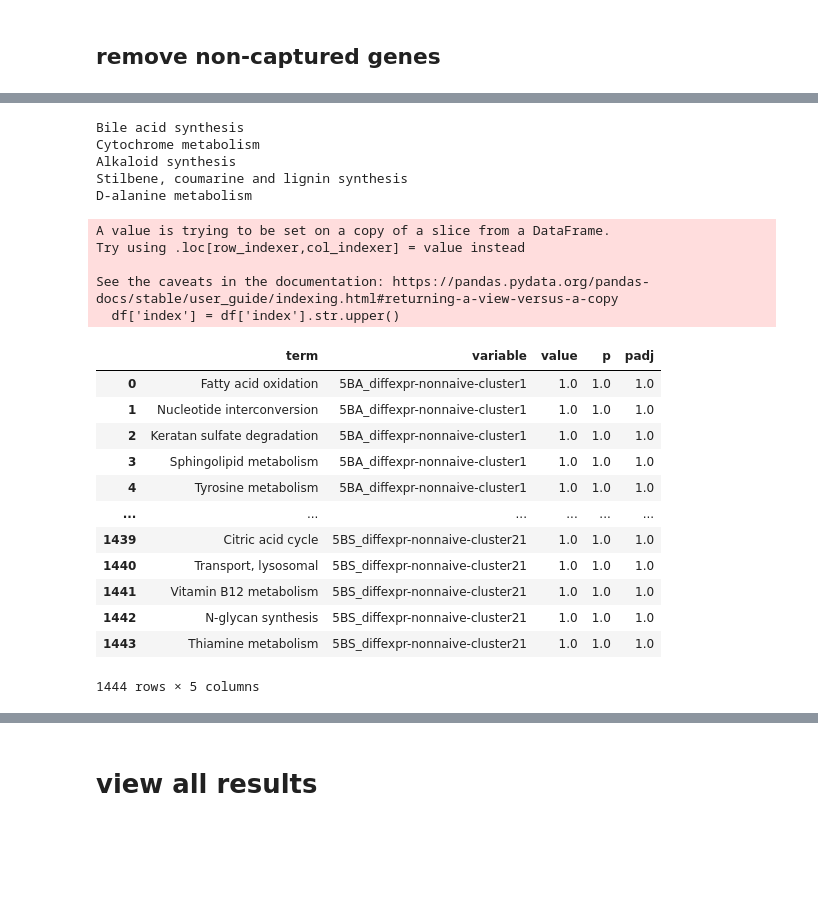
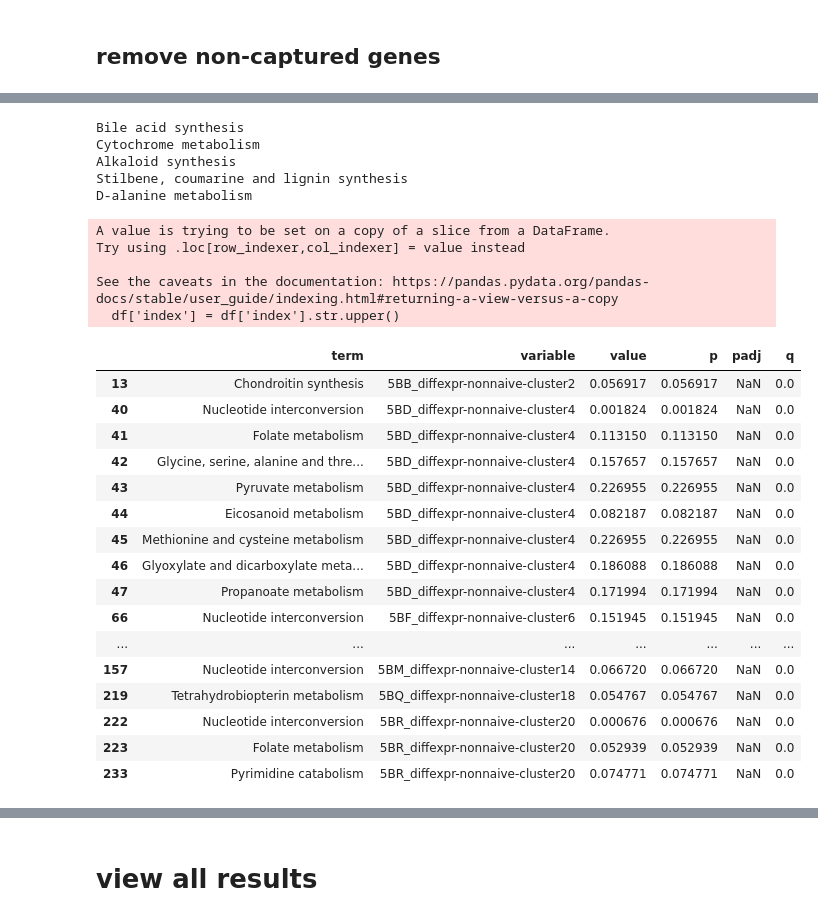
Before and after one commit to z2e2/metabolic_analysis, a Jupyter notebook: metabolism_enrichment_cd8_atlas_compass_reactions.ipynb, the cells around one changed output, grey strips where cells are left out. Saved outputs shown, nothing was run; the diff lists cells and outputs as text; code cells hidden in the pictures; blank space fills up the shorter version.

```diff
--- a/metabolism_enrichment_cd8_atlas_compass_reactions.ipynb
+++ b/metabolism_enrichment_cd8_atlas_compass_reactions.ipynb
@@ -102,8 +102,8 @@ for cd8_key in cd8_clusters_all.keys():
             r = hypergeometric_test(total_genes_expressed=M, n_genes_of_interest=n,
                                         n_genes_picked=N, n_overlap=x)
             hypergeom_res_mouse[cd8_key][k] = r
-        else:
-            hypergeom_res_mouse[cd8_key][k] = 1
+#         else:
+#             hypergeom_res_mouse[cd8_key][k] = 1
 # %% [output]
 A value is trying to be set on a copy of a slice from a DataFrame.
 Try using .loc[row_indexer,col_indexer] = value instead
@@ -199,14 +207,14 @@ plt.xlim(0,100)
-# %%
-# remove keys without genes
-for k in [k for k,v in overlapping_terms.items() if len(v) == 0]:
-    print(k)
-    overlapping_terms.pop(k)
-# %% [output]
-Bile acid synthesis
-Cytochrome metabolism
-Alkaloid synthesis
-Stilbene, coumarine and lignin synthesis
-D-alanine metabolism
+# %%
+# remove keys without genes
+for k in [k for k,v in overlapping_terms.items() if len(v) == 0]:
+    print(k)
+    overlapping_terms.pop(k)
+# %% [output]
+Bile acid synthesis
+Cytochrome metabolism
+Alkaloid synthesis
+Stilbene, coumarine and lignin synthesis
+D-alanine metabolism
 # %%
 M = 9822
 hypergeom_res_mouse_overlap = {k: {} for k in cd8_clusters_all.keys()}
@@ -225,8 +233,8 @@ for cd8_key in cd8_clusters_all.keys():
             r = hypergeometric_test(total_genes_expressed=M, n_genes_of_interest=n,
                                         n_genes_picked=N, n_overlap=x)
             hypergeom_res_mouse_overlap[cd8_key][k] = r
-        else:
-            hypergeom_res_mouse_overlap[cd8_key][k] = 1
+#         else:
+#             hypergeom_res_mouse_overlap[cd8_key][k] = 1
 # %% [output]
 A value is trying to be set on a copy of a slice from a DataFrame.
 Try using .loc[row_indexer,col_indexer] = value instead
@@ -236,21 +244,26 @@ See the caveats in the documentation: https://pandas.pydata.org/pandas-docs/stab
 # %%
 hypergeom_mouse_overlap_df = pd.DataFrame.from_dict(hypergeom_res_mouse_overlap)
 hypergeom_mouse_overlap_df['term'] = hypergeom_mouse_overlap_df.index
 hypergeom_mouse_overlap_df = hypergeom_mouse_overlap_df.melt('term')
 hypergeom_mouse_overlap_df['p'] = hypergeom_mouse_overlap_df['value']
-hypergeom_mouse_overlap_df['padj'] = adjust_p_value_fdr(hypergeom_mouse_overlap_df['p'])
-hypergeom_mouse_overlap_df
+hypergeom_mouse_overlap_df['padj'] = adjust_p_value_bh(hypergeom_mouse_overlap_df['p'].values)
+hypergeom_mouse_overlap_df['q'] = adjust_p_value_qval(hypergeom_mouse_overlap_df['p'].values,pi_0=None)
+hypergeom_mouse_overlap_df[hypergeom_mouse_overlap_df['p'] < 1]
 # %% [output]
-|  | term | variable | value | p | padj |
-| 0 | Fatty acid oxidation | 5BA_diffexpr-nonnaive-cluster1 | 1.0 | 1.0 | 1.0 |
-| 1 | Nucleotide interconversion | 5BA_diffexpr-nonnaive-cluster1 | 1.0 | 1.0 | 1.0 |
-| 2 | Keratan sulfate degradation | 5BA_diffexpr-nonnaive-cluster1 | 1.0 | 1.0 | 1.0 |
-| 3 | Sphingolipid metabolism | 5BA_diffexpr-nonnaive-cluster1 | 1.0 | 1.0 | 1.0 |
-| 4 | Tyrosine metabolism | 5BA_diffexpr-nonnaive-cluster1 | 1.0 | 1.0 | 1.0 |
-| ... | ... | ... | ... | ... | ... |
-| 1439 | Citric acid cycle | 5BS_diffexpr-nonnaive-cluster21 | 1.0 | 1.0 | 1.0 |
-| 1440 | Transport, lysosomal | 5BS_diffexpr-nonnaive-cluster21 | 1.0 | 1.0 | 1.0 |
-| 1441 | Vitamin B12 metabolism | 5BS_diffexpr-nonnaive-cluster21 | 1.0 | 1.0 | 1.0 |
-| 1442 | N-glycan synthesis | 5BS_diffexpr-nonnaive-cluster21 | 1.0 | 1.0 | 1.0 |
-| 1443 | Thiamine metabolism | 5BS_diffexpr-nonnaive-cluster21 | 1.0 | 1.0 | 1.0 |
+|  | term | variable | value | p | padj | q |
+| 13 | Chondroitin synthesis | 5BB_diffexpr-nonnaive-cluster2 | 0.056917 | 0.056917 | NaN | 0.0 |
+| 40 | Nucleotide interconversion | 5BD_diffexpr-nonnaive-cluster4 | 0.001824 | 0.001824 | NaN | 0.0 |
+| 41 | Folate metabolism | 5BD_diffexpr-nonnaive-cluster4 | 0.113150 | 0.113150 | NaN | 0.0 |
+| 42 | Glycine, serine, alanine and thre... | 5BD_diffexpr-nonnaive-cluster4 | 0.157657 | 0.157657 | NaN | 0.0 |
+| 43 | Pyruvate metabolism | 5BD_diffexpr-nonnaive-cluster4 | 0.226955 | 0.226955 | NaN | 0.0 |
+| 44 | Eicosanoid metabolism | 5BD_diffexpr-nonnaive-cluster4 | 0.082187 | 0.082187 | NaN | 0.0 |
+| 45 | Methionine and cysteine metabolism | 5BD_diffexpr-nonnaive-cluster4 | 0.226955 | 0.226955 | NaN | 0.0 |
+| 46 | Glyoxylate and dicarboxylate meta... | 5BD_diffexpr-nonnaive-cluster4 | 0.186088 | 0.186088 | NaN | 0.0 |
+| 47 | Propanoate metabolism | 5BD_diffexpr-nonnaive-cluster4 | 0.171994 | 0.171994 | NaN | 0.0 |
+| 66 | Nucleotide interconversion | 5BF_diffexpr-nonnaive-cluster6 | 0.151945 | 0.151945 | NaN | 0.0 |
+| ... | ... | ... | ... | ... | ... | ... |
+| 157 | Nucleotide interconversion | 5BM_diffexpr-nonnaive-cluster14 | 0.066720 | 0.066720 | NaN | 0.0 |
+| 219 | Tetrahydrobiopterin metabolism | 5BQ_diffexpr-nonnaive-cluster18 | 0.054767 | 0.054767 | NaN | 0.0 |
+| 222 | Nucleotide interconversion | 5BR_diffexpr-nonnaive-cluster20 | 0.000676 | 0.000676 | NaN | 0.0 |
+| 223 | Folate metabolism | 5BR_diffexpr-nonnaive-cluster20 | 0.052939 | 0.052939 | NaN | 0.0 |
+| 233 | Pyrimidine catabolism | 5BR_diffexpr-nonnaive-cluster20 | 0.074771 | 0.074771 | NaN | 0.0 |
-1444 rows × 5 columns
```
Also changed, not shown: parts of 13 cells of this notebook, 5 other files.
